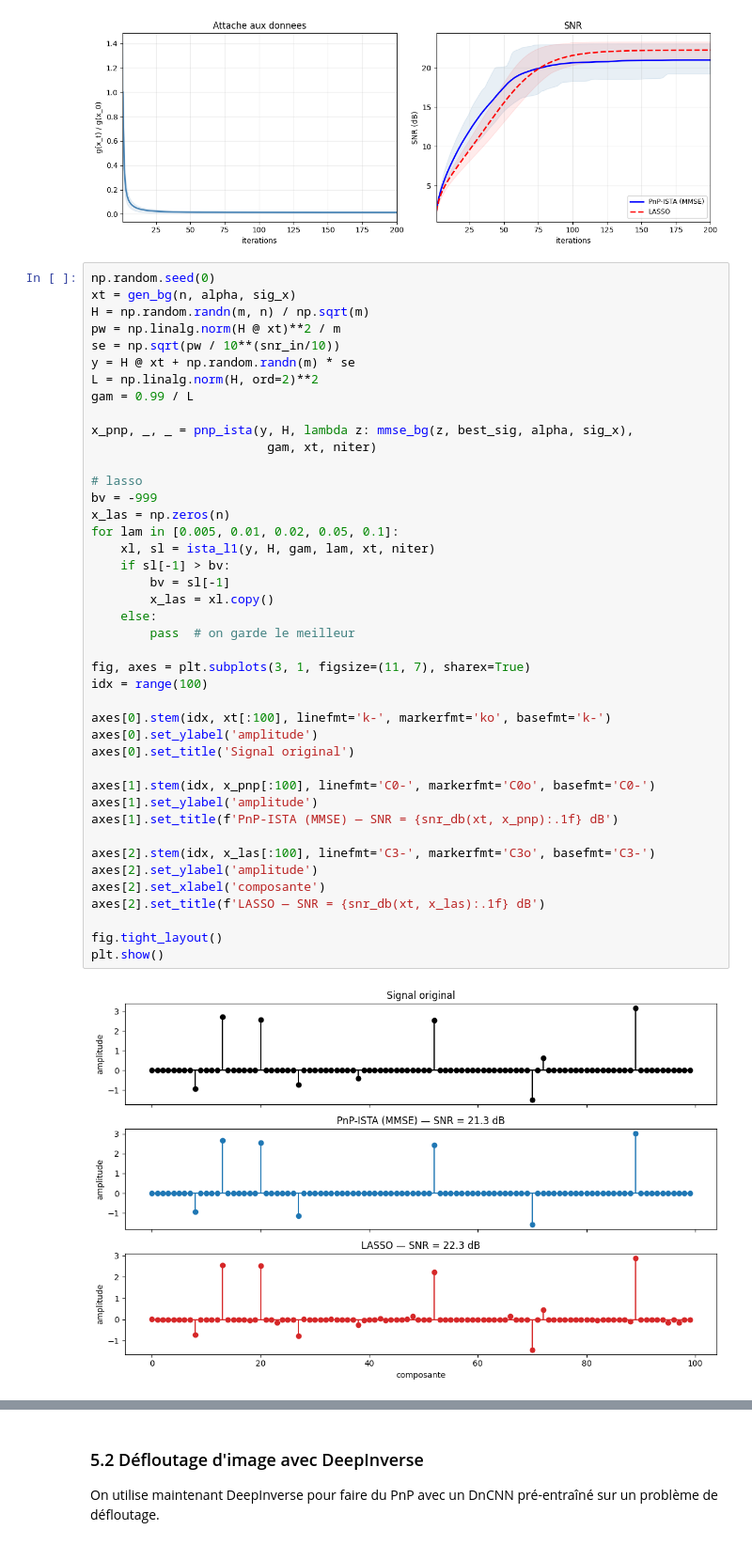
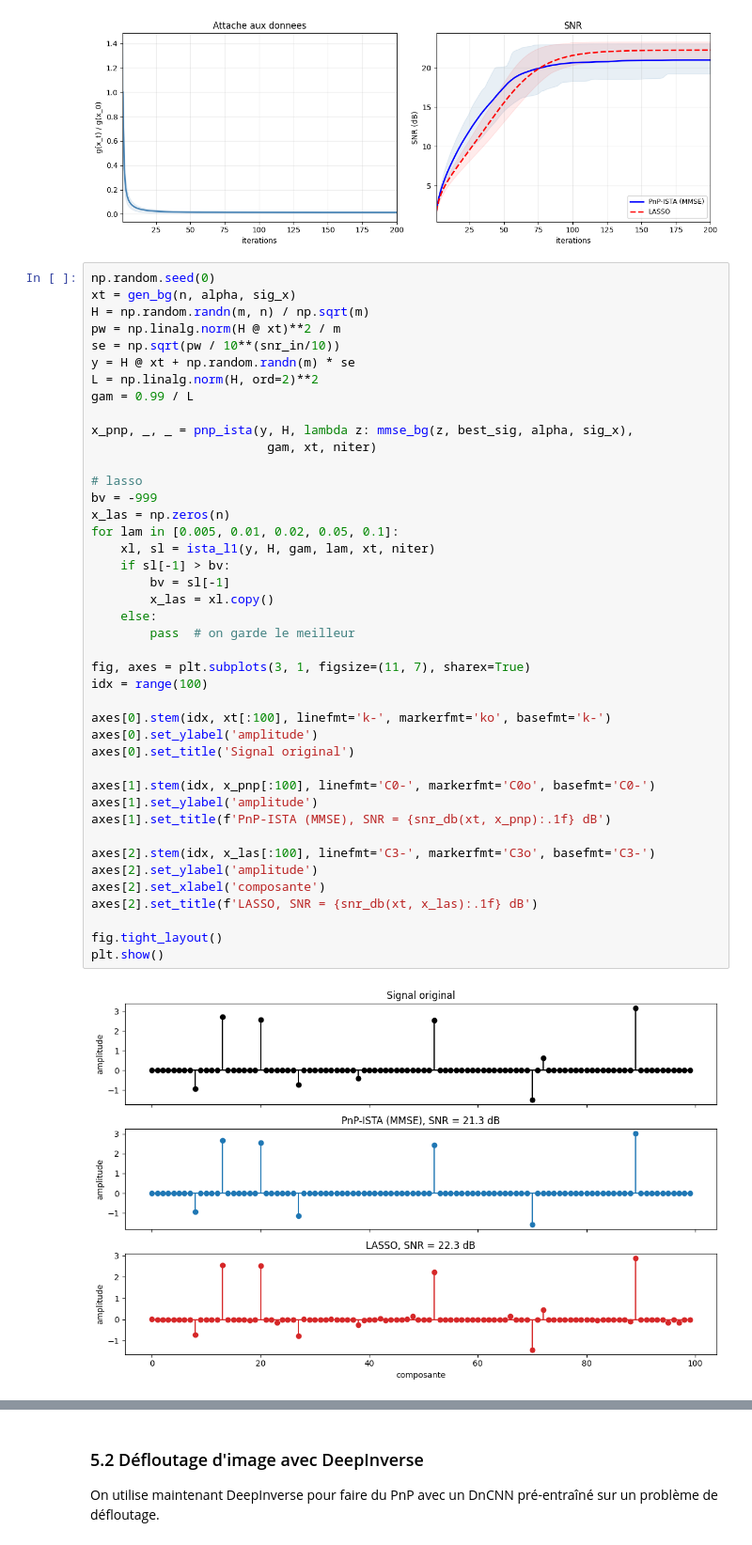
Before and after one commit to kwija/pnp-mmse-provable-convergence, a Jupyter notebook: pnp_ista_mmse_convergence.ipynb, the cells around one changed output, grey strips where cells are left out. Shown at 94% size. Cells and saved outputs as stored; diff of their text form.

```diff
--- a/pnp_ista_mmse_convergence.ipynb
+++ b/pnp_ista_mmse_convergence.ipynb
@@ -293,36 +291,36 @@ x_pnp, _, _ = pnp_ista(y, H, lambda z: mmse_bg(z, best_sig, alpha, sig_x),
                         gam, xt, niter)
 
 # lasso
 bv = -999
 x_las = np.zeros(n)
 for lam in [0.005, 0.01, 0.02, 0.05, 0.1]:
     xl, sl = ista_l1(y, H, gam, lam, xt, niter)
     if sl[-1] > bv:
         bv = sl[-1]
         x_las = xl.copy()
     else:
         pass  # on garde le meilleur
 
 fig, axes = plt.subplots(3, 1, figsize=(11, 7), sharex=True)
 idx = range(100)
 
 axes[0].stem(idx, xt[:100], linefmt='k-', markerfmt='ko', basefmt='k-')
 axes[0].set_ylabel('amplitude')
 axes[0].set_title('Signal original')
 
 axes[1].stem(idx, x_pnp[:100], linefmt='C0-', markerfmt='C0o', basefmt='C0-')
 axes[1].set_ylabel('amplitude')
-axes[1].set_title(f'PnP-ISTA (MMSE) — SNR = {snr_db(xt, x_pnp):.1f} dB')
+axes[1].set_title(f'PnP-ISTA (MMSE), SNR = {snr_db(xt, x_pnp):.1f} dB')
 
 axes[2].stem(idx, x_las[:100], linefmt='C3-', markerfmt='C3o', basefmt='C3-')
 axes[2].set_ylabel('amplitude')
 axes[2].set_xlabel('composante')
-axes[2].set_title(f'LASSO — SNR = {snr_db(xt, x_las):.1f} dB')
+axes[2].set_title(f'LASSO, SNR = {snr_db(xt, x_las):.1f} dB')
 
 fig.tight_layout()
 plt.show()
 # %% [output]
-[figure, old version]
+[figure, new version]
 # %% [markdown]
 ### Analyse
 
```
Also changed, not shown: parts of 13 cells of this notebook.
